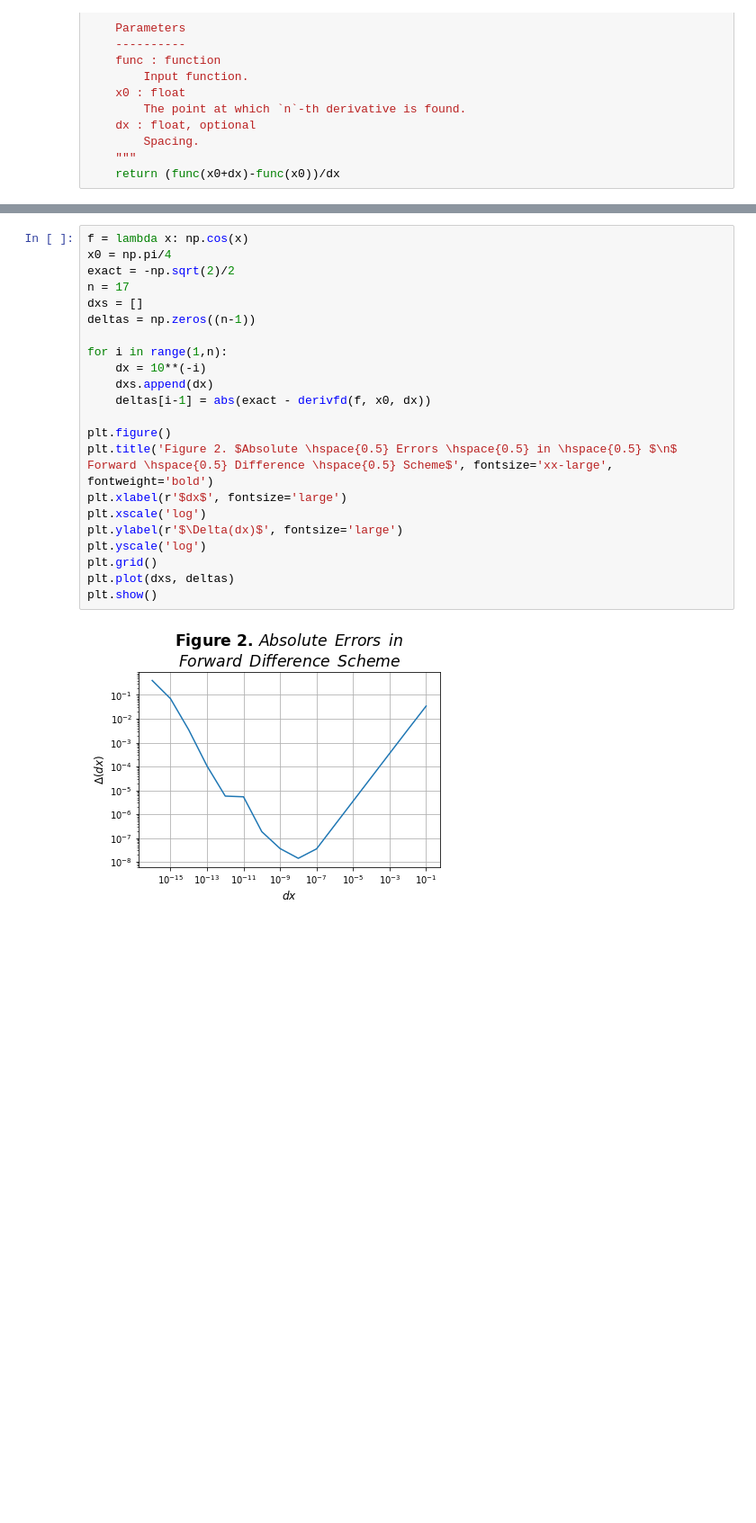
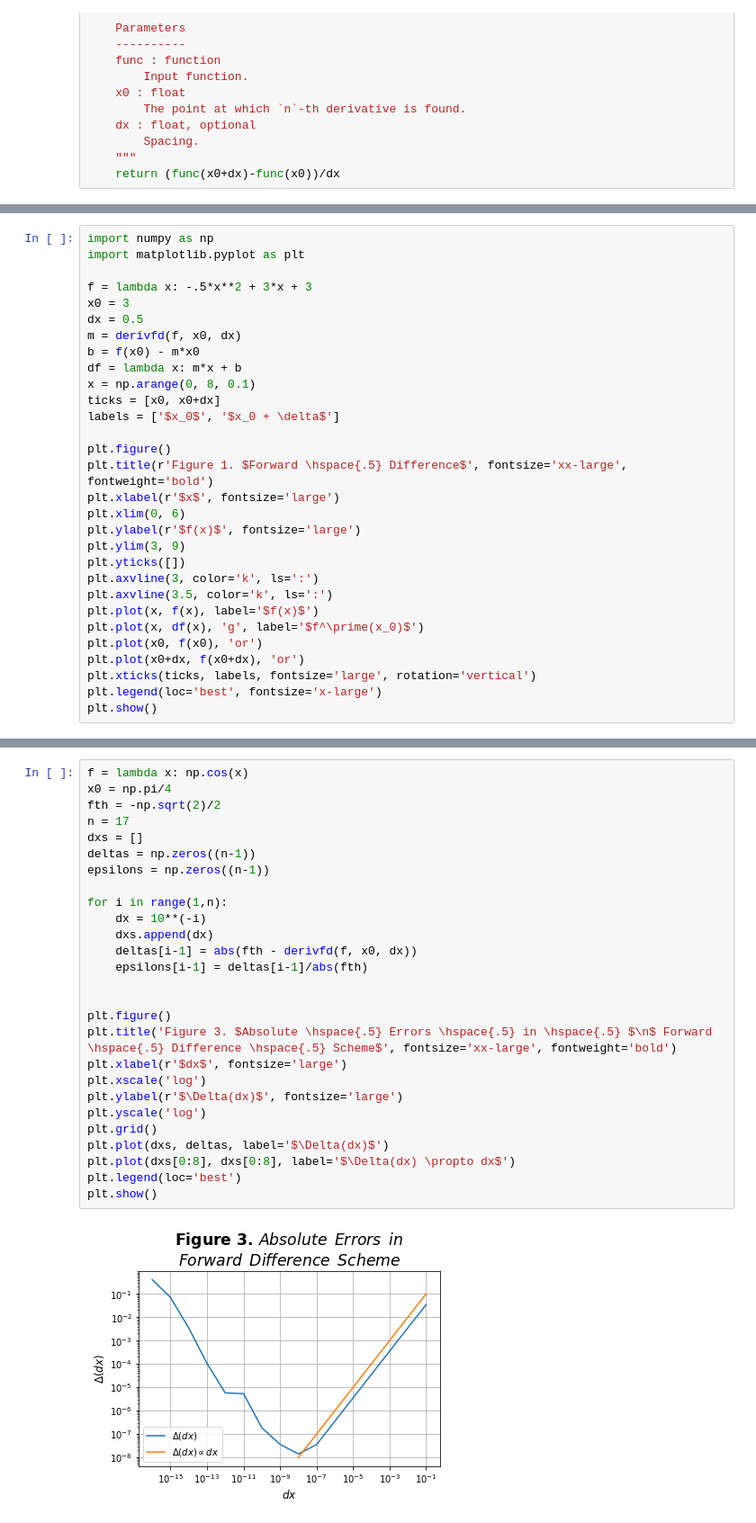
Before and after one commit to sabaronett/computational-physics-class-404-604-Spring-2020, a Jupyter notebook: homework/hw03.ipynb, the cells around one changed output, grey strips where cells are left out. Shown at 90% size. Drawn from its saved outputs; the diff is of its cells as text; blank space fills up the shorter version.

```diff
--- a/homework/hw03.ipynb
+++ b/homework/hw03.ipynb
@@ -44,0 +65,30 @@ Let's try it out on $f(x) = \sin{x}, \quad-\pi < x < \pi$.
+# %%
+import numpy as np
+import matplotlib.pyplot as plt
+
+f = lambda x: -.5*x**2 + 3*x + 3
+x0 = 3
+dx = 0.5
+m = derivfd(f, x0, dx)
+b = f(x0) - m*x0
+df = lambda x: m*x + b
+x = np.arange(0, 8, 0.1)
+ticks = [x0, x0+dx]
+labels = ['$x_0$', '$x_0 + \delta$']
+
+plt.figure()
+plt.title(r'Figure 1. $Forward \hspace{.5} Difference$', fontsize='xx-large', fontweight='bold')
+plt.xlabel(r'$x$', fontsize='large')
+plt.xlim(0, 6)
+plt.ylabel(r'$f(x)$', fontsize='large')
+plt.ylim(3, 9)
+plt.yticks([])
+plt.axvline(3, color='k', ls=':')
+plt.axvline(3.5, color='k', ls=':')
+plt.plot(x, f(x), label='$f(x)$')
+plt.plot(x, df(x), 'g', label='$f^\prime(x_0)$')
+plt.plot(x0, f(x0), 'or')
+plt.plot(x0+dx, f(x0+dx), 'or')
+plt.xticks(ticks, labels, fontsize='large', rotation='vertical')
+plt.legend(loc='best', fontsize='x-large')
+plt.show()
@@ -84,24 +149,29 @@ Let's use this to calculate and plot the error for $dx = 10^{-n}$, $n=1,2,...,15
 # %%
 f = lambda x: np.cos(x)
 x0 = np.pi/4
-exact = -np.sqrt(2)/2
+fth = -np.sqrt(2)/2
 n = 17
 dxs = []
 deltas = np.zeros((n-1))
+epsilons = np.zeros((n-1))
 
 for i in range(1,n):
     dx = 10**(-i)
     dxs.append(dx)
-    deltas[i-1] = abs(exact - derivfd(f, x0, dx))
+    deltas[i-1] = abs(fth - derivfd(f, x0, dx))
+    epsilons[i-1] = deltas[i-1]/abs(fth)
+
 
 plt.figure()
-plt.title('Figure 2. $Absolute \hspace{0.5} Errors \hspace{0.5} in \hspace{0.5} $\n$ Forward \hspace{0.5} Difference \hspace{0.5} Scheme$', fontsize='xx-large', fontweight='bold')
+plt.title('Figure 3. $Absolute \hspace{.5} Errors \hspace{.5} in \hspace{.5} $\n$ Forward \hspace{.5} Difference \hspace{.5} Scheme$', fontsize='xx-large', fontweight='bold')
 plt.xlabel(r'$dx$', fontsize='large')
 plt.xscale('log')
 plt.ylabel(r'$\Delta(dx)$', fontsize='large')
 plt.yscale('log')
 plt.grid()
-plt.plot(dxs, deltas)
+plt.plot(dxs, deltas, label='$\Delta(dx)$')
+plt.plot(dxs[0:8], dxs[0:8], label='$\Delta(dx) \propto dx$')
+plt.legend(loc='best')
 plt.show()
 # %% [output]
-[figure, old version]
+[figure, new version]
```
Also changed, not shown: parts of 22 cells of this notebook.
